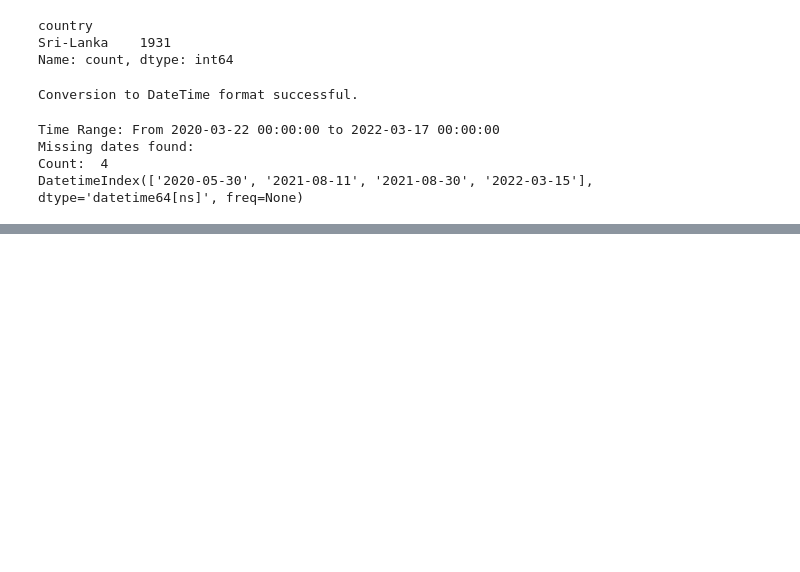
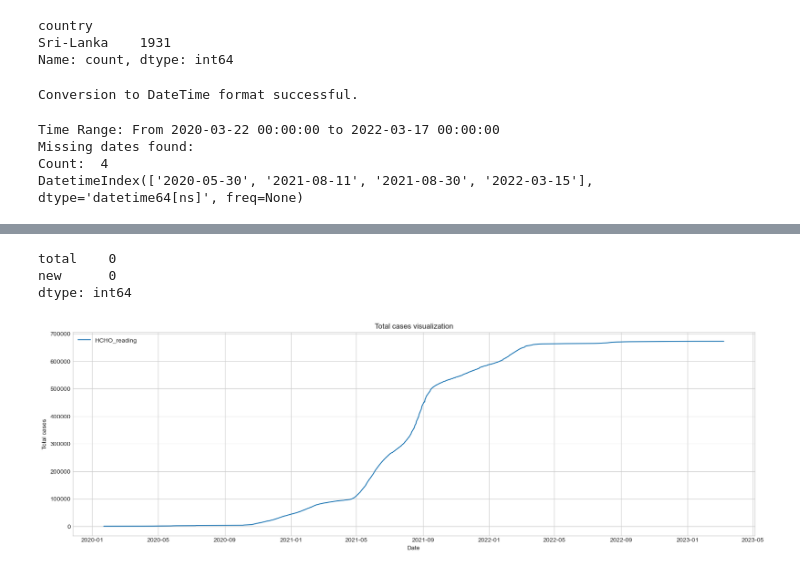
Before and after one commit to JanakaDilshanSendnayake/Analysing-Tropospheric-Formaldehyde-HCHO-gas-in-Sri-Lanka, a Jupyter notebook: Covid_19_data_analysis.ipynb, the cells around one changed output, grey strips where cells are left out. Drawn from its saved outputs; the diff is of its cells as text; code cells hidden in the pictures; blank space fills up the shorter version.

Commit message:
covid data was aquired from an api and did the preproccessing

```diff
--- a/Covid_19_data_analysis.ipynb
+++ b/Covid_19_data_analysis.ipynb
@@ -139,0 +236,21 @@ Missing dates added:
+# %%
+import json
+
+# API response content
+response_content = response.text
+# Convert response content to JSON
+data = json.loads(response_content)
+
+# Create DataFrame directly
+df = pd.DataFrame(data[0]['cases']).T.reset_index()
+df = df.rename(columns={'index': 'date'})
+
+# Add country and region columns
+df['country'] = data[0]['country']
+df['region'] = data[0]['region']
+
+# Reorder columns
+df = df[['country', 'region', 'date', 'total', 'new']]
+
+# Print DataFrame
+df.tail(10)
@@ -139,0 +275,2 @@ Missing dates added:
+# %%
+df.drop(columns=['region', 'country'],inplace=True)
@@ -139,0 +290,7 @@ Missing dates added:
+# %%
+try:
+    # Convert 'Current_Date' to DateTime format
+    df['date'] = pd.to_datetime(df['date'])
+    print("Conversion to DateTime format successful.")
+except ValueError as e:
+    print(f"Error converting to DateTime format: {e}")
@@ -139,0 +331,19 @@ Missing dates added:
+# %%
+df.set_index('date', inplace=True)
+# %%
+df.isnull().sum()
+# %% [output]
+total    0
+new      0
+dtype: int64
+# %%
+# Create the plot
+plt.figure(figsize=(20, 6))
+plt.plot( df.index, df["total"], label="HCHO_reading")
+plt.title("Total cases visualization")
+plt.xlabel("Date")
+plt.ylabel("Total cases")
+plt.legend()
+plt.show()
+# %% [output]
+[figure, added]
```
Also changed, not shown: parts of 18 cells of this notebook.
